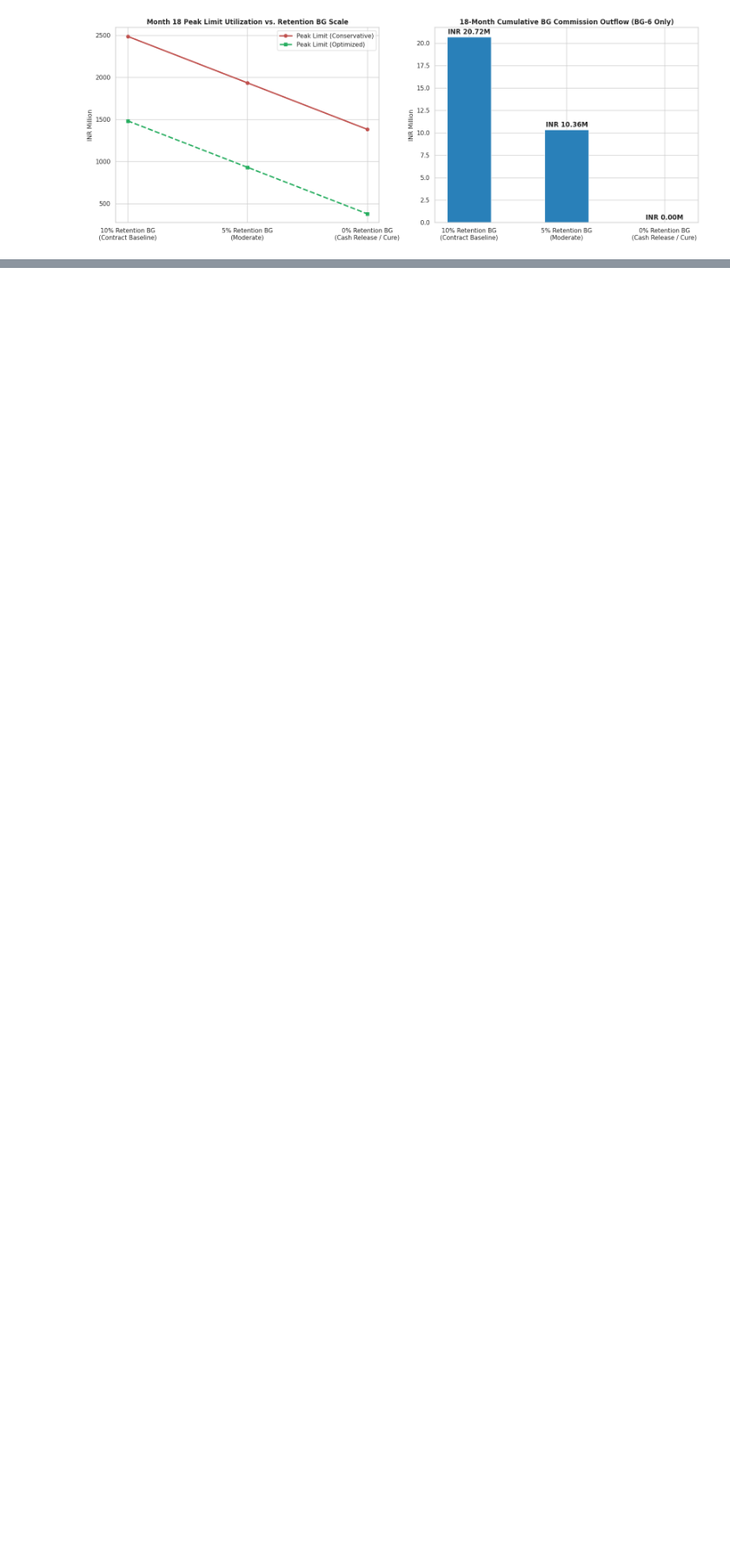
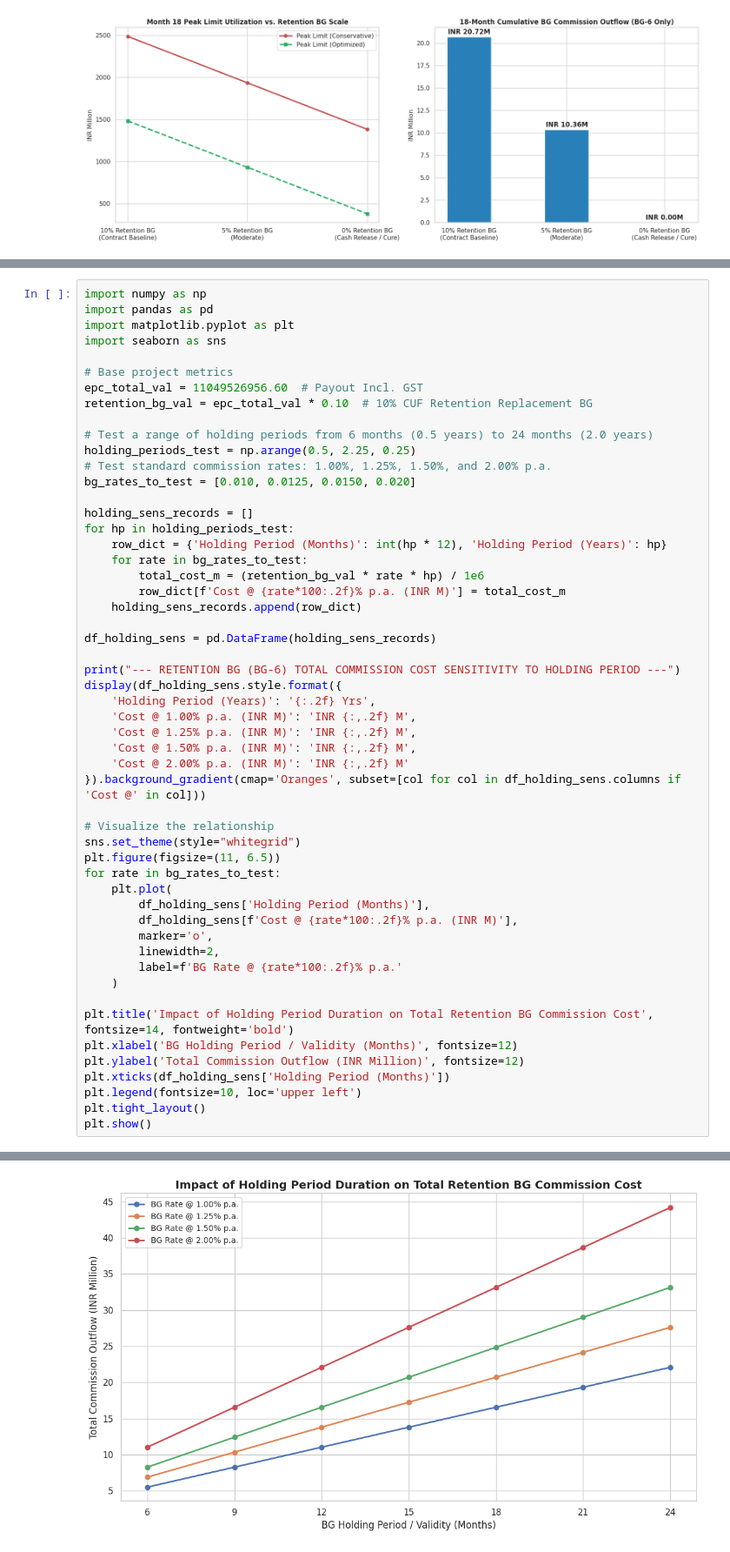
Before and after one commit to Ekka1981/AP2, a Jupyter notebook: Maithal_project_fianacial_Analysis_2026.ipynb, the cells around one changed output, grey strips where cells are left out. Shown at 87% size. Cells and saved outputs as stored; diff of their text form; blank space fills up the shorter version.

```diff
--- a/Maithal_project_fianacial_Analysis_2026.ipynb
+++ b/Maithal_project_fianacial_Analysis_2026.ipynb
@@ -2173,3 +2173,57 @@ display(df_commission_sens.style.format({
 | 6 | 2.00% | INR 1,104.95 M | INR 33.15 M | INR 1.84 M |
 | 7 | 2.25% | INR 1,104.95 M | INR 37.29 M | INR 2.07 M |
 | 8 | 2.50% | INR 1,104.95 M | INR 41.44 M | INR 2.30 M |
+# %%
+import numpy as np
+import pandas as pd
+import matplotlib.pyplot as plt
+import seaborn as sns
+
+# Base project metrics
+epc_total_val = 11049526956.60  # Payout Incl. GST
+retention_bg_val = epc_total_val * 0.10  # 10% CUF Retention Replacement BG
+
+# Test a range of holding periods from 6 months (0.5 years) to 24 months (2.0 years)
+holding_periods_test = np.arange(0.5, 2.25, 0.25)
+# Test standard commission rates: 1.00%, 1.25%, 1.50%, and 2.00% p.a.
+bg_rates_to_test = [0.010, 0.0125, 0.0150, 0.020]
+
+holding_sens_records = []
+for hp in holding_periods_test:
+    row_dict = {'Holding Period (Months)': int(hp * 12), 'Holding Period (Years)': hp}
+    for rate in bg_rates_to_test:
+        total_cost_m = (retention_bg_val * rate * hp) / 1e6
+        row_dict[f'Cost @ {rate*100:.2f}% p.a. (INR M)'] = total_cost_m
+    holding_sens_records.append(row_dict)
+
+df_holding_sens = pd.DataFrame(holding_sens_records)
+
+print("--- RETENTION BG (BG-6) TOTAL COMMISSION COST SENSITIVITY TO HOLDING PERIOD ---")
+display(df_holding_sens.style.format({
+    'Holding Period (Years)': '{:.2f} Yrs',
+    'Cost @ 1.00% p.a. (INR M)': 'INR {:,.2f} M',
+    'Cost @ 1.25% p.a. (INR M)': 'INR {:,.2f} M',
+    'Cost @ 1.50% p.a. (INR M)': 'INR {:,.2f} M',
+    'Cost @ 2.00% p.a. (INR M)': 'INR {:,.2f} M'
+}).background_gradient(cmap='Oranges', subset=[col for col in df_holding_sens.columns if 'Cost @' in col]))
+
+# Visualize the relationship
+sns.set_theme(style="whitegrid")
+plt.figure(figsize=(11, 6.5))
+for rate in bg_rates_to_test:
+    plt.plot(
+        df_holding_sens['Holding Period (Months)'],
+        df_holding_sens[f'Cost @ {rate*100:.2f}% p.a. (INR M)'],
+        marker='o',
+        linewidth=2,
+        label=f'BG Rate @ {rate*100:.2f}% p.a.'
+    )
+
+plt.title('Impact of Holding Period Duration on Total Retention BG Commission Cost', fontsize=14, fontweight='bold')
+plt.xlabel('BG Holding Period / Validity (Months)', fontsize=12)
+plt.ylabel('Total Commission Outflow (INR Million)', fontsize=12)
+plt.xticks(df_holding_sens['Holding Period (Months)'])
+plt.legend(fontsize=10, loc='upper left')
+plt.tight_layout()
+plt.show()
+# %% [output]
@@ -2175,0 +2239 @@ display(df_commission_sens.style.format({
+[figure, added]
```
Also changed, not shown: parts of 4 cells of this notebook.
